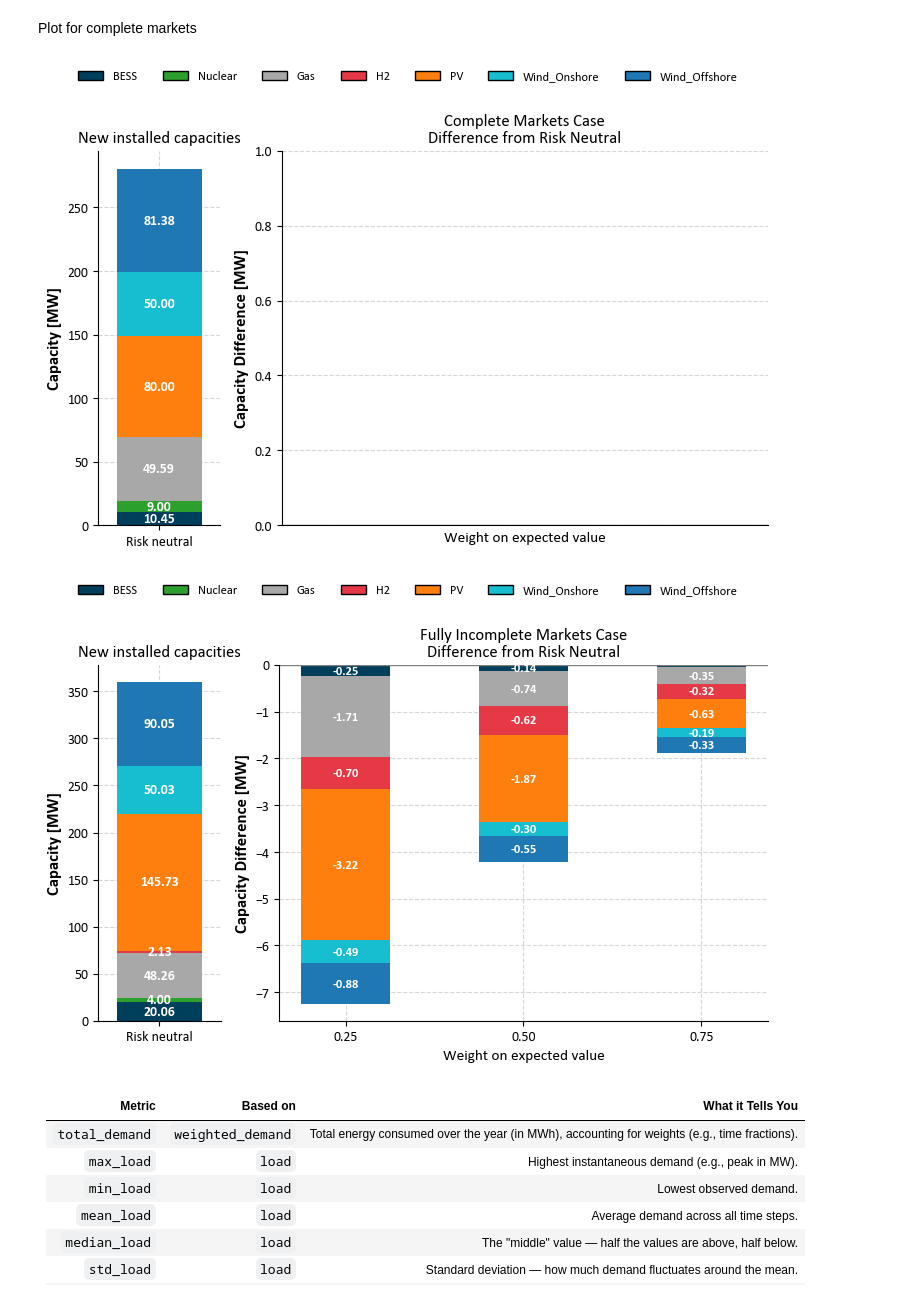
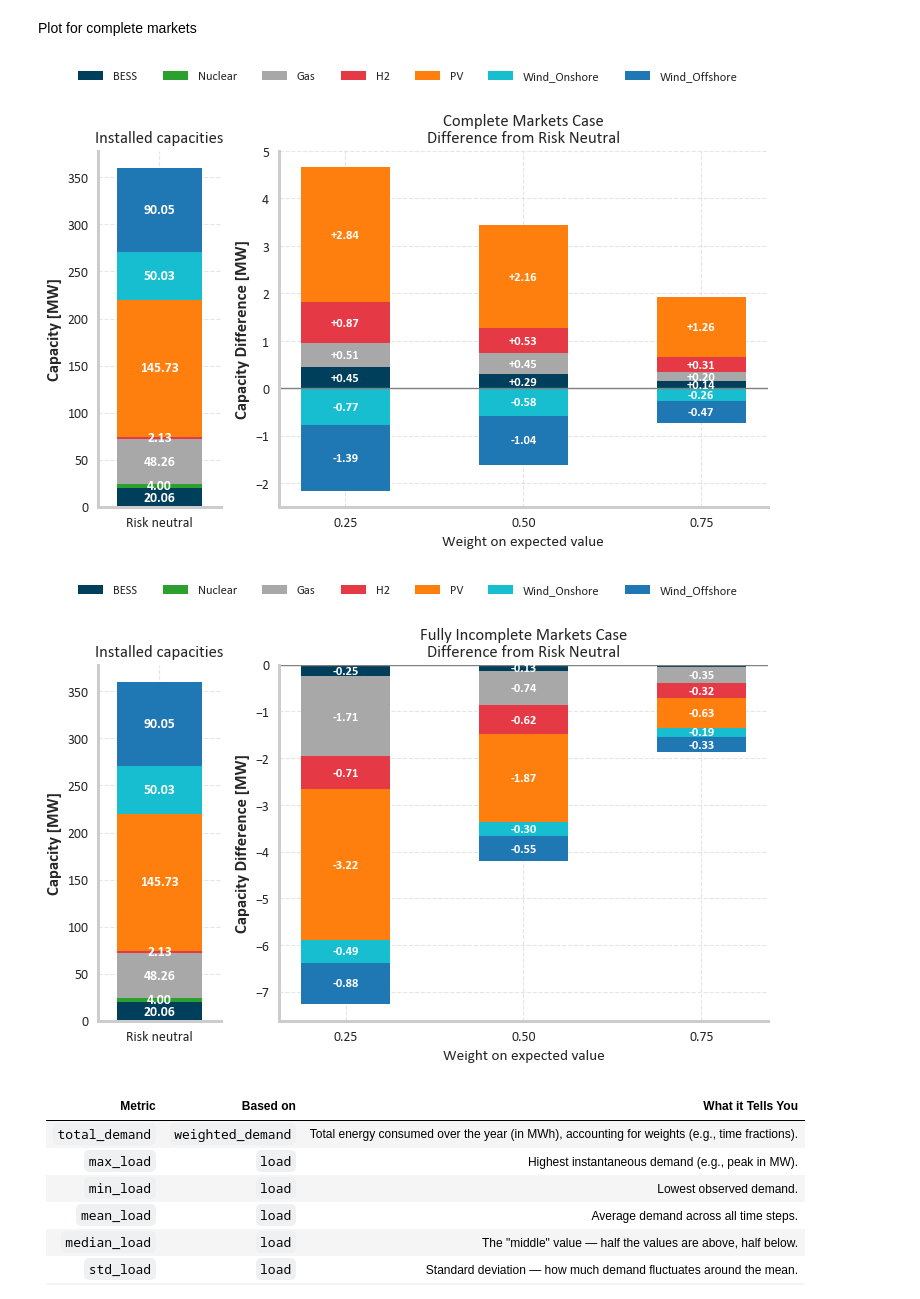
Before and after one commit to Andreas-Makrides-ICL/msc-thesis-incomplete-markets-LDES, a Jupyter notebook: models/Comparison_central_planner_ADMM/plotting_results.ipynb, the cells around one changed output. Saved outputs shown, nothing was run; the diff lists cells and outputs as text; code cells hidden in the pictures.

```diff
--- a/models/Comparison_central_planner_ADMM/plotting_results.ipynb
+++ b/models/Comparison_central_planner_ADMM/plotting_results.ipynb
@@ -5,13 +5,16 @@ import pandas as pd
 import matplotlib.pyplot as plt
 import numpy as np
 from matplotlib import rcParams
+rcParams['patch.edgecolor'] = 'none'
+rcParams['patch.linewidth'] = 0
+rcParams['patch.antialiased'] = False  # optional: avoids hairline gaps on some backends
 
 # === Global font setup ===
 rcParams['font.family'] = 'Calibri'
 rcParams['axes.labelweight'] = 'bold'
 
 # === Load data ===
-df_raw = pd.read_csv(r"C:\Users\user\Desktop\msc-thesis-incomplete-markets-LDES\models\Complete_markets_risk_averse_central_planner\risk_aversion_results_O30_T672_new_final_unserved_fix_flex_gaspricescaled_cinvEldescheap_conwind.csv")
+df_raw = pd.read_csv(r"C:\Users\user\Desktop\msc-thesis-incomplete-markets-LDES\models\Complete_markets_risk_averse_central_planner\FINAL_BEFORE_1REVIEW\risk_aversion_results_O30_T672_new_final_unserved_fix_flex_gaspricescaled_cinvEldescheap_conwind.csv")
 df = df_raw[df_raw["delta"] != 0]
 
 # === Filter relevant columns ===
@@ -69,7 +72,7 @@ ax1.set_xticks([0.25])
 ax1.set_xlim(0, 0.5)
 ax1.set_xticklabels(['Risk neutral'], fontsize=10)
 ax1.set_ylabel("Capacity [MW]", fontsize=12, fontweight='bold')
-ax1.set_title("New installed capacities", fontsize=12, fontweight='normal')
+ax1.set_title("Installed capacities", fontsize=12, fontweight='normal')
 ax1.tick_params(labelsize=10)
 
 # === Right: Differences ===
@@ -99,39 +102,43 @@ for tech in techs:
             bottom_pos[i] += diff
         else:
             alpha = 0.4 if tech == 'Wind_Onshore' else 0.8 if tech == 'Wind_Offshore' else 0.9 if tech == 'PV' else 0.9 if tech == 'LDES_PHS_P' else 1.0 if tech == 'BESS_P' else 0.7 if tech == 'Gas' else 1.0
             ax2.bar(x[i], diff, width=width, bottom=bottom_neg[i], color=colors[tech])
             #ax2.text(x[i], bottom_neg[i] + diff / 2, f'{diff:.2f}', ha='center', va='center', fontsize=9, color='white',fontweight='bold')
             if abs(diff) > 0.1:
                 ax2.text(x[i], bottom_neg[i] + diff / 2, f'{diff:.2f}', ha='center', va='center', fontsize=9, color='white',fontweight='bold')
             bottom_neg[i] += diff
 
 ax2.set_xticks(x)
 ax2.set_xticklabels([f"{d:.2f}" for d in deltas], fontsize=10)
 ax2.set_xlabel("Weight on expected value", fontsize=11, fontweight='normal')
 ax2.set_ylabel("Capacity Difference [MW]", fontsize=12, fontweight='bold')
 ax2.set_title("Complete Markets Case\nDifference from Risk Neutral", fontsize=12, fontweight='normal')
 ax2.axhline(0, color='gray', linewidth=1)
 
 from matplotlib.patches import Rectangle
 import matplotlib.lines as mlines
 
 # === Legend ===
 #handles = [plt.Rectangle((0, 0), 1, 1, color=colors[t]) for t in techs]
 #fig.legend(handles, labels, loc='upper center', ncol=len(techs), fontsize=9, frameon=False)
 handles = [Rectangle((0, 0), 1, 1, facecolor=colors[t], edgecolor='black') for t in techs]
 fig.legend(handles, labels, loc='upper center', ncol=len(techs), fontsize=9, frameon=False)
 
 plt.tight_layout(rect=[0, 0, 1, 0.93])
 plt.show()
 
 fig.savefig("complete.png", dpi=400, bbox_inches='tight')
 # %% [output]
-[figure, old version]
+[figure, new version]
 # %%
 import pandas as pd
 import matplotlib.pyplot as plt
 import numpy as np
 from matplotlib import rcParams
+rcParams['patch.edgecolor'] = 'none'
+rcParams['patch.linewidth'] = 0
+rcParams['patch.antialiased'] = False  # optional: avoids hairline gaps on some backends
+
 
 # === Global font setup ===
 rcParams['font.family'] = 'Calibri'
@@ -196,7 +203,7 @@ ax1.set_xticks([0.25])
 ax1.set_xlim(0, 0.5)
 ax1.set_xticklabels(['Risk neutral'], fontsize=10)
 ax1.set_ylabel("Capacity [MW]", fontsize=12, fontweight='bold')
-ax1.set_title("New installed capacities", fontsize=12, fontweight='normal')
+ax1.set_title("Ιnstalled capacities", fontsize=12, fontweight='normal')
 ax1.tick_params(labelsize=10)
 
 # === Right: Differences ===
@@ -253,7 +260,7 @@ plt.show()
 
 fig.savefig("inomplete.png", dpi=400, bbox_inches='tight')
 # %% [output]
-[figure, old version]
+[figure, new version]
 # %% [markdown]
 | Metric         | Based on          | What it Tells You                                                                            |
 | -------------- | ----------------- | -------------------------------------------------------------------------------------------- |
```
Also changed, not shown: parts of 2 cells of this notebook, 17 other files.
